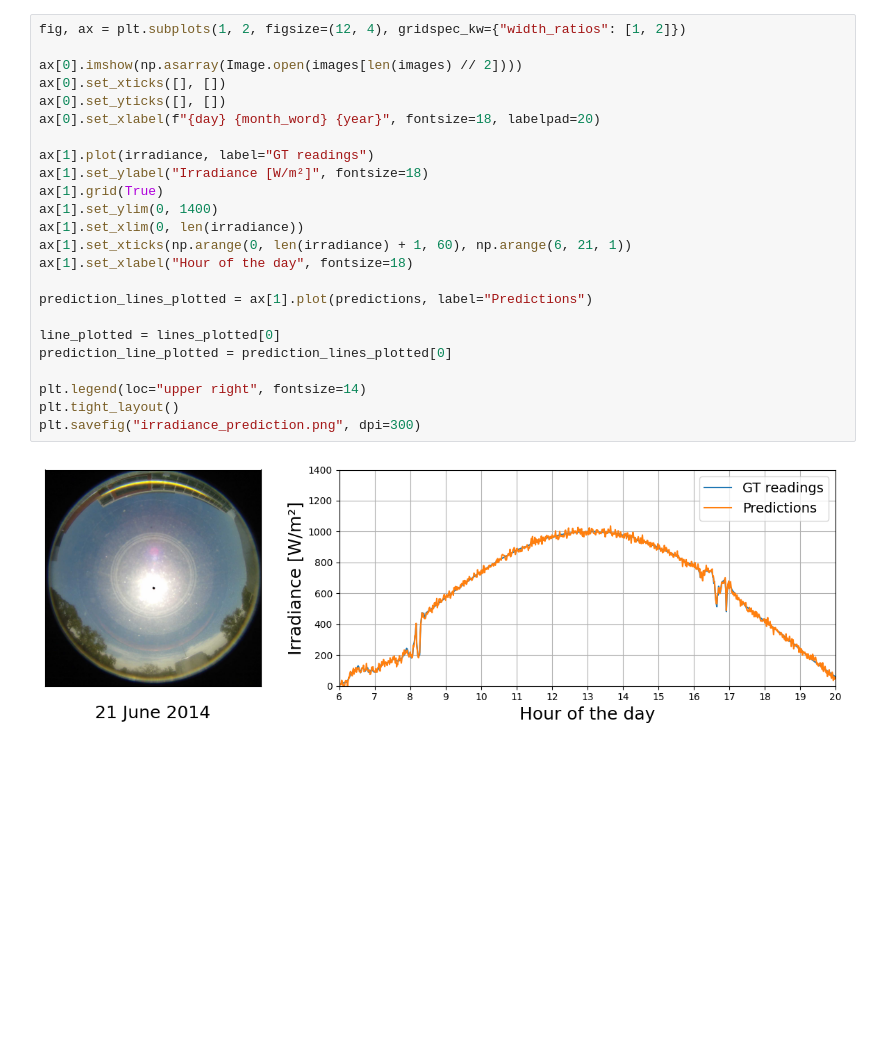
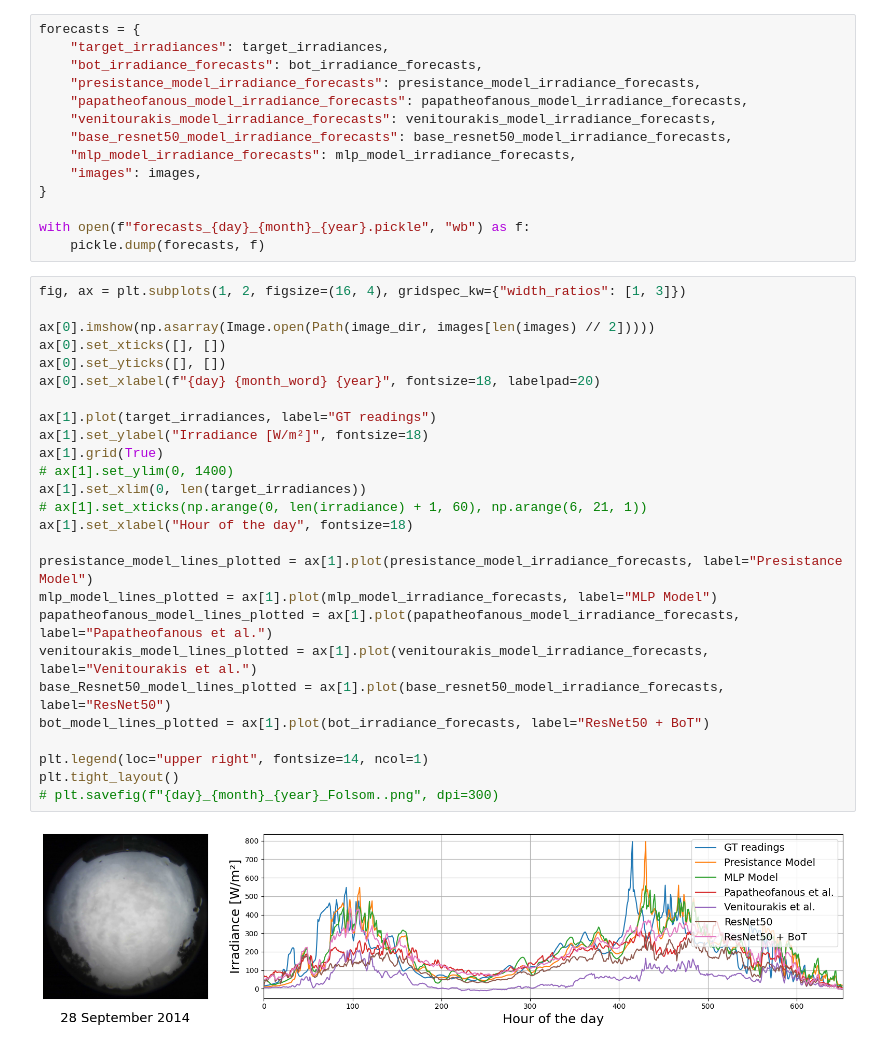
Before and after one commit to PUTvision/solar-irradiance, a Jupyter notebook: notebooks/animation.ipynb, the cells around one changed output. Drawn from its saved outputs; the diff is of its cells as text; blank space fills up the shorter version.

Commit message:
Create graph for qualitative comparison

```diff
--- a/notebooks/animation.ipynb
+++ b/notebooks/animation.ipynb
@@ -33,27 +270,43 @@ predictions = irradiance + np.random.normal(scale=15, size=len(irradiance))
+# %%
+forecasts = {
+    "target_irradiances": target_irradiances,
+    "bot_irradiance_forecasts": bot_irradiance_forecasts,
+    "presistance_model_irradiance_forecasts": presistance_model_irradiance_forecasts,
+    "papatheofanous_model_irradiance_forecasts": papatheofanous_model_irradiance_forecasts,
+    "venitourakis_model_irradiance_forecasts": venitourakis_model_irradiance_forecasts,
+    "base_resnet50_model_irradiance_forecasts": base_resnet50_model_irradiance_forecasts,
+    "mlp_model_irradiance_forecasts": mlp_model_irradiance_forecasts,
+    "images": images,
+}
+
+with open(f"forecasts_{day}_{month}_{year}.pickle", "wb") as f:
+    pickle.dump(forecasts, f)
 # %%
-fig, ax = plt.subplots(1, 2, figsize=(12, 4), gridspec_kw={"width_ratios": [1, 2]})
+fig, ax = plt.subplots(1, 2, figsize=(16, 4), gridspec_kw={"width_ratios": [1, 3]})
 
-ax[0].imshow(np.asarray(Image.open(images[len(images) // 2])))
+ax[0].imshow(np.asarray(Image.open(Path(image_dir, images[len(images) // 2]))))
 ax[0].set_xticks([], [])
 ax[0].set_yticks([], [])
 ax[0].set_xlabel(f"{day} {month_word} {year}", fontsize=18, labelpad=20)
 
-ax[1].plot(irradiance, label="GT readings")
+ax[1].plot(target_irradiances, label="GT readings")
 ax[1].set_ylabel("Irradiance [W/m²]", fontsize=18)
 ax[1].grid(True)
-ax[1].set_ylim(0, 1400)
-ax[1].set_xlim(0, len(irradiance))
-ax[1].set_xticks(np.arange(0, len(irradiance) + 1, 60), np.arange(6, 21, 1))
+# ax[1].set_ylim(0, 1400)
+ax[1].set_xlim(0, len(target_irradiances))
+# ax[1].set_xticks(np.arange(0, len(irradiance) + 1, 60), np.arange(6, 21, 1))
 ax[1].set_xlabel("Hour of the day", fontsize=18)
 
-prediction_lines_plotted = ax[1].plot(predictions, label="Predictions")
+presistance_model_lines_plotted = ax[1].plot(presistance_model_irradiance_forecasts, label="Presistance Model")
+mlp_model_lines_plotted = ax[1].plot(mlp_model_irradiance_forecasts, label="MLP Model")
+papatheofanous_model_lines_plotted = ax[1].plot(papatheofanous_model_irradiance_forecasts, label="Papatheofanous et al.")
+venitourakis_model_lines_plotted = ax[1].plot(venitourakis_model_irradiance_forecasts, label="Venitourakis et al.")
+base_Resnet50_model_lines_plotted = ax[1].plot(base_resnet50_model_irradiance_forecasts, label="ResNet50")
+bot_model_lines_plotted = ax[1].plot(bot_irradiance_forecasts, label="ResNet50 + BoT")
 
-line_plotted = lines_plotted[0]
-prediction_line_plotted = prediction_lines_plotted[0]
-
-plt.legend(loc="upper right", fontsize=14)
+plt.legend(loc="upper right", fontsize=14, ncol=1)
 plt.tight_layout()
-plt.savefig("irradiance_prediction.png", dpi=300)
+# plt.savefig(f"{day}_{month}_{year}_Folsom..png", dpi=300)
 # %% [output]
-[figure, old version]
+[figure, new version]
 # %%
```
Also changed, not shown: parts of 9 cells of this notebook, 7 other files.
